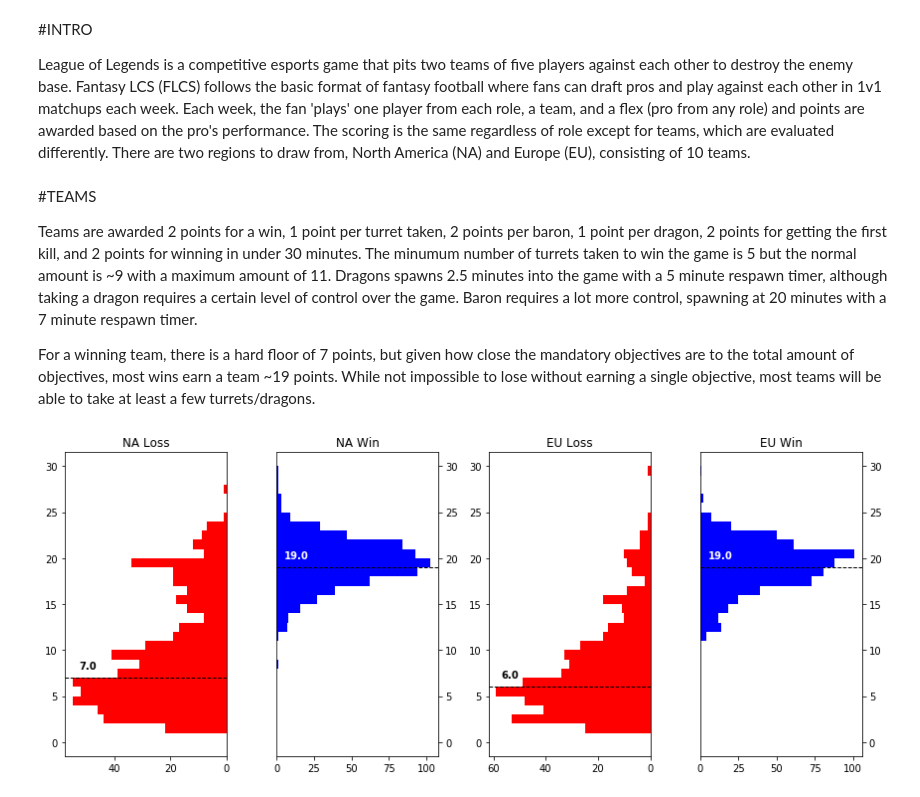
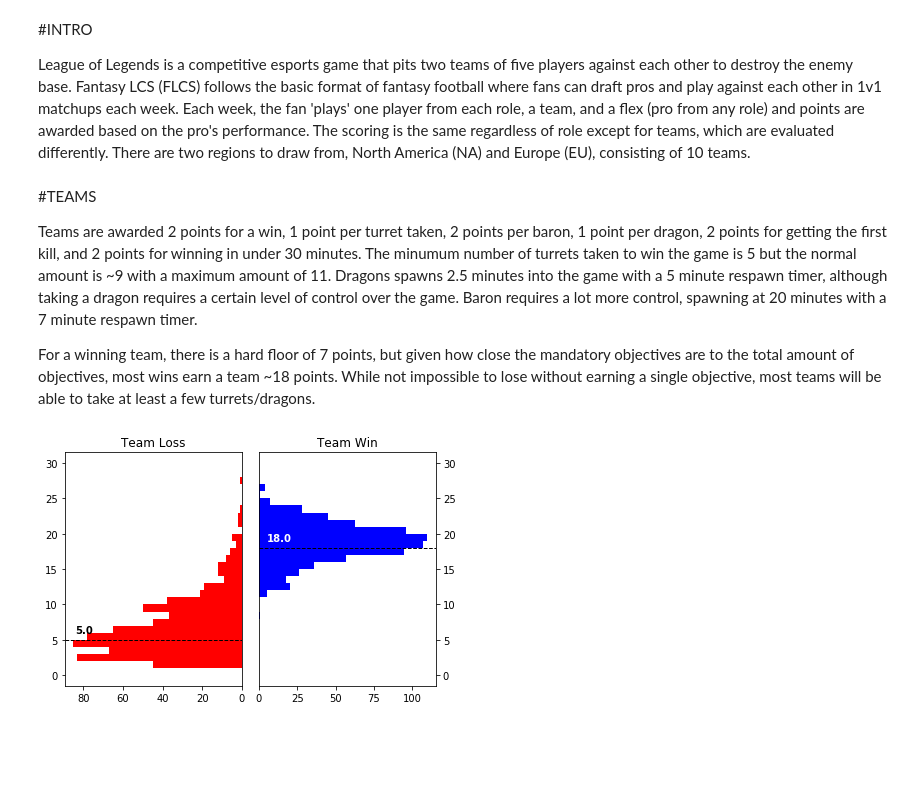
Before and after one commit to alexikerd/FLCS, a Jupyter notebook: FLCS Report.ipynb, the cells around one changed output. Drawn from its saved outputs; the diff is of its cells as text; code cells hidden in the pictures; blank space fills up the shorter version.

```diff
--- a/FLCS Report.ipynb
+++ b/FLCS Report.ipynb
@@ -29,47 +29,30 @@ League of Legends is a competitive esports game that pits two teams of five play
 
 Teams are awarded 2 points for a win, 1 point per turret taken, 2 points per baron, 1 point per dragon, 2 points for getting the first kill, and 2 points for winning in under 30 minutes.  The minumum number of turrets taken to win the game is 5 but the normal amount is ~9 with a maximum amount of 11.  Dragons spawns 2.5 minutes into the game with a 5 minute respawn timer, although taking a dragon requires a certain level of control over the game.  Baron requires a lot more control, spawning at 20 minutes with a 7 minute respawn timer.
 
-For a winning team, there is a hard floor of 7 points, but given how close the mandatory objectives are to the total amount of objectives, most wins earn a team ~19 points.  While not impossible to lose without earning a single objective, most teams will be able to take at least a few turrets/dragons.
+For a winning team, there is a hard floor of 7 points, but given how close the mandatory objectives are to the total amount of objectives, most wins earn a team ~18 points.  While not impossible to lose without earning a single objective, most teams will be able to take at least a few turrets/dragons.
 # %%
-# NA histogram
-y1 = range(int(team_table[team_table["Region"]=='NA']["Points"].max()))
-x1 = team_table[(team_table["Result"]==0)&(team_table["Region"]=='NA')]["Points"]
-x2 = team_table[(team_table["Result"]==1)&(team_table["Region"]=='NA')]["Points"]
+x1 = team_table[(team_table["Result"]==0)&(team_table["Split"].isin([1,2,6,7]))]["Points"]
+x2 = team_table[(team_table["Result"]==1)&(team_table["Split"].isin([1,2,6,7]))]["Points"]
 
-
-# EU histogram
-y3 = range(int(team_table[team_table["Region"]=='EU']["Points"].max()))
-x3 = team_table[(team_table["Result"]==0)&(team_table["Region"]=='EU')]["Points"]
-x4 = team_table[(team_table["Result"]==1)&(team_table["Region"]=='EU')]["Points"]
 
 
 max_points = team_table["Points"].max()
-fig, axes = plt.subplots(ncols=4,figsize=(12,5))
+fig, axes = plt.subplots(ncols=2)
 
 
 axes[0].hist(x1,bins = 30,range=[0,max_points], color='red',orientation='horizontal')
 axes[1].hist(x2,bins = 30,range=[0,max_points], color='blue',orientation='horizontal')
 axes[0].invert_xaxis()
-axes[0].set_title('NA Loss')
-axes[1].set_title('NA Win')
+axes[0].set_title('Team Loss')
+axes[1].set_title('Team Win')
 axes[1].yaxis.tick_right()
 axes[0].axhline(x1.median(), color='k', linestyle='dashed', linewidth=1)
 axes[1].axhline(x2.median(), color='k', linestyle='dashed', linewidth=1)
 axes[0].text(axes[0].get_xlim()[0]-5,x1.median()+1,str(x1.median()),weight='bold')
 axes[1].text(axes[1].get_xlim()[0]+5,x2.median()+1,str(x2.median()),color='white',weight='bold')
 
-axes[2].hist(x3,bins = 30,range=[0,max_points], color='red',orientation='horizontal')
-axes[3].hist(x4,bins = 30,range=[0,max_points], color='blue',orientation='horizontal')
-axes[2].invert_xaxis()
-axes[2].set_title('EU Loss')
-axes[3].set_title('EU Win')
-axes[3].yaxis.tick_right()
-axes[2].axhline(x3.median(), color='k', linestyle='dashed', linewidth=1)
-axes[3].axhline(x4.median(), color='k', linestyle='dashed', linewidth=1)
-axes[2].text(axes[2].get_xlim()[0]-5,x3.median()+1,str(x3.median()),weight='bold')
-axes[3].text(axes[3].get_xlim()[0]+5,x4.median()+1,str(x4.median()),color='white',weight='bold')
 
 plt.tight_layout()
 plt.show()
 # %% [output]
-[figure, old version]
+[figure, new version]
```
Also changed, not shown: parts of 19 cells of this notebook.
